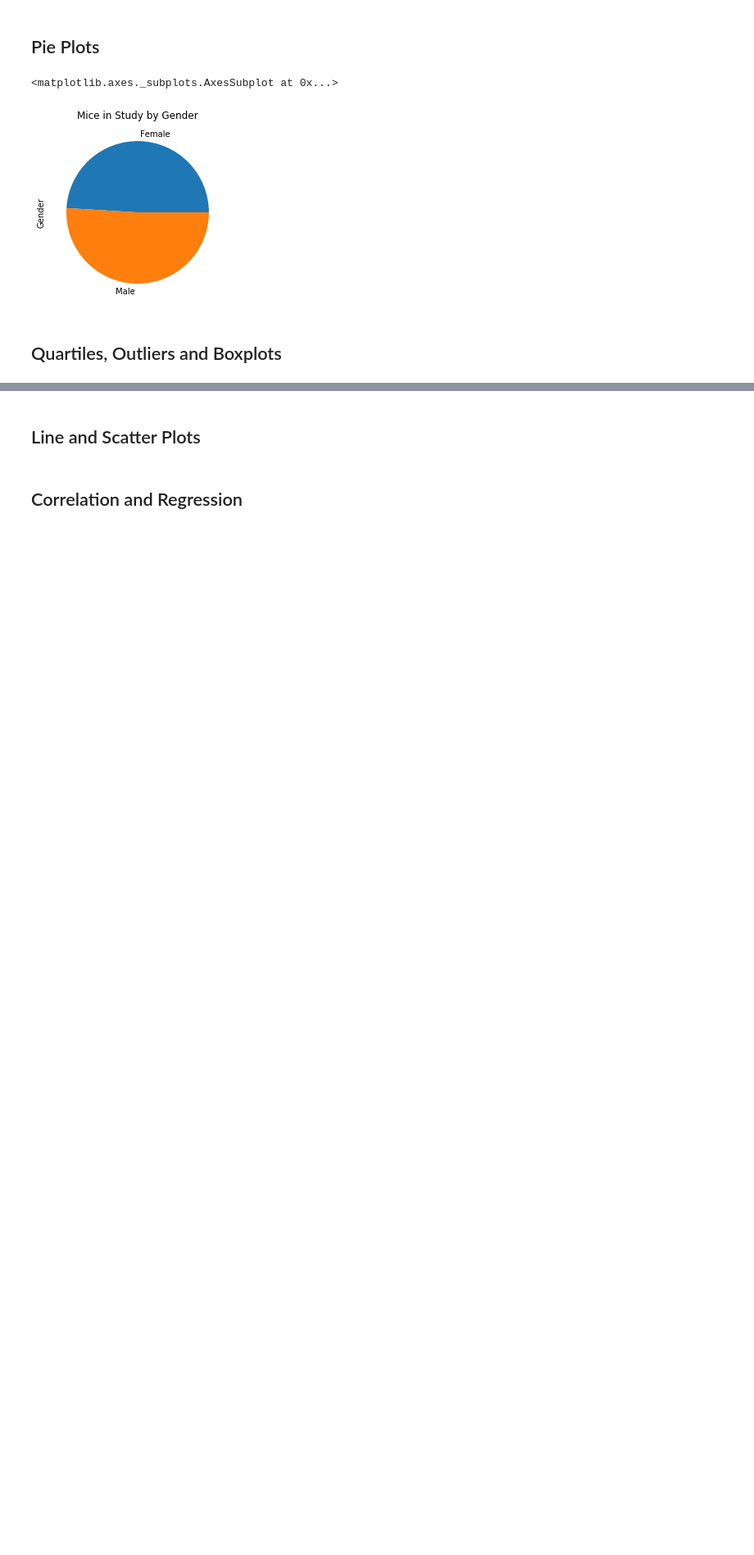
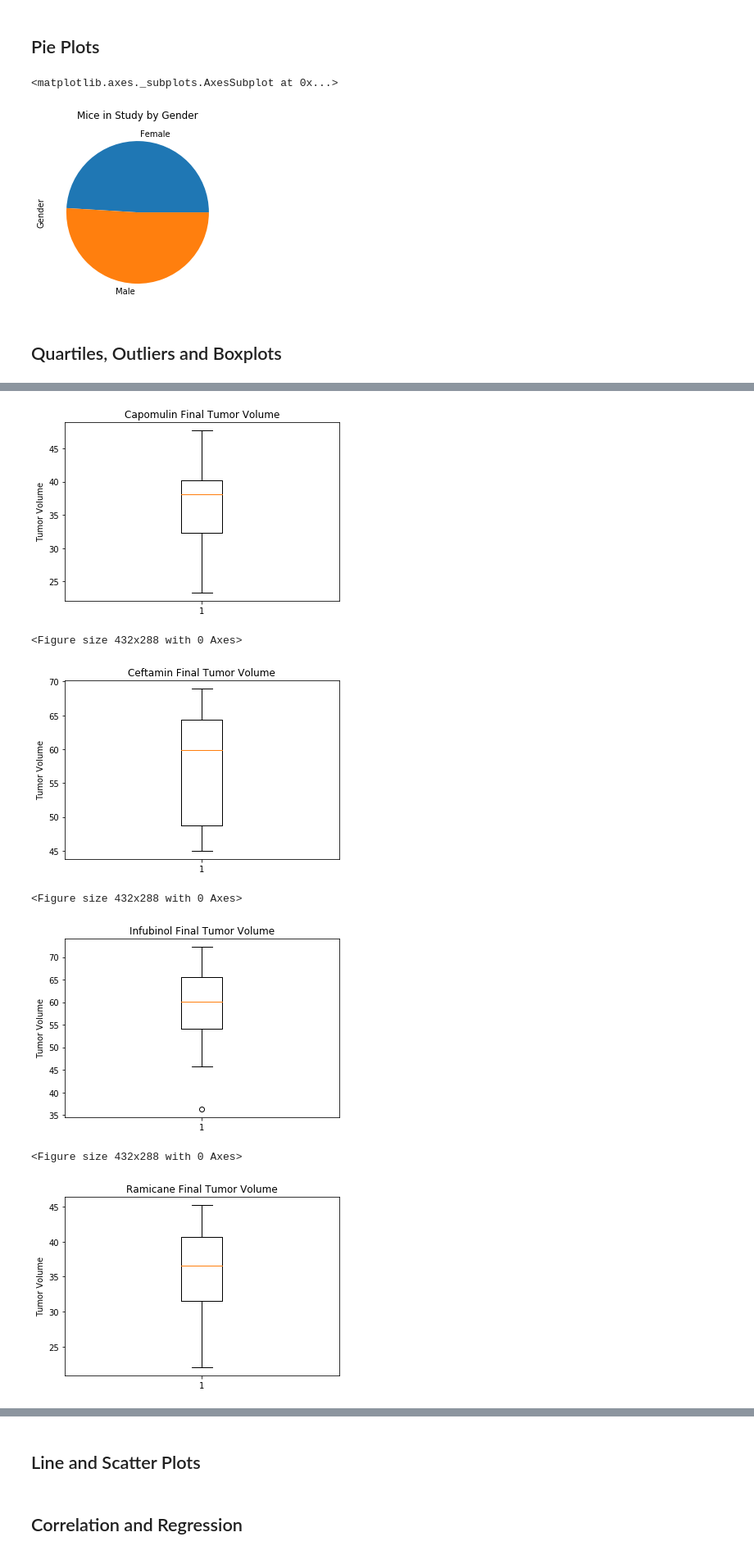
Before and after one commit to jeremyhamley/05-Matplotlib, a Jupyter notebook: Pymaceuticals/pymaceuticals_jeremy_h.ipynb, the cells around one changed output, grey strips where cells are left out. Shown: that part at 82% size. Saved outputs shown, nothing was run; the diff lists cells and outputs as text; code cells hidden in the pictures; blank space fills up the shorter version.

```diff
--- a/Pymaceuticals/pymaceuticals_jeremy_h.ipynb
+++ b/Pymaceuticals/pymaceuticals_jeremy_h.ipynb
@@ -157,0 +239,39 @@ mouse_count_by_drug_chart
+# %%
+# Generate a box plot of the final tumor volume of each mouse across four regimens of interest
+
+
+fig1, ax1 = plt.subplots()
+ax1.set_title('Capomulin Final Tumor Volume')
+ax1.set_ylabel('Tumor Volume')
+ax1.boxplot(final_tumor_capomulin)
+plt.show()
+plt.tight_layout()
+
+fig2, ax2 = plt.subplots()
+ax2.set_title('Ceftamin Final Tumor Volume')
+ax2.set_ylabel('Tumor Volume')
+ax2.boxplot(final_tumor_ceftamin)
+plt.show()
+plt.tight_layout()
+
+fig3, ax3 = plt.subplots()
+ax3.set_title('Infubinol Final Tumor Volume')
+ax3.set_ylabel('Tumor Volume')
+ax3.boxplot(final_tumor_infubinol)
+plt.show()
+plt.tight_layout()
+
+fig4, ax4 = plt.subplots()
+ax4.set_title('Ramicane Final Tumor Volume')
+ax4.set_ylabel('Tumor Volume')
+ax4.boxplot(final_tumor_ramicane)
+plt.show()
+plt.tight_layout()
+# %% [output]
+[figure, added]
+<Figure size 432x288 with 0 Axes>
+[figure, added]
+<Figure size 432x288 with 0 Axes>
+[figure, added]
+<Figure size 432x288 with 0 Axes>
+[figure, added]
```
Also changed, not shown: parts of 5 cells of this notebook.
